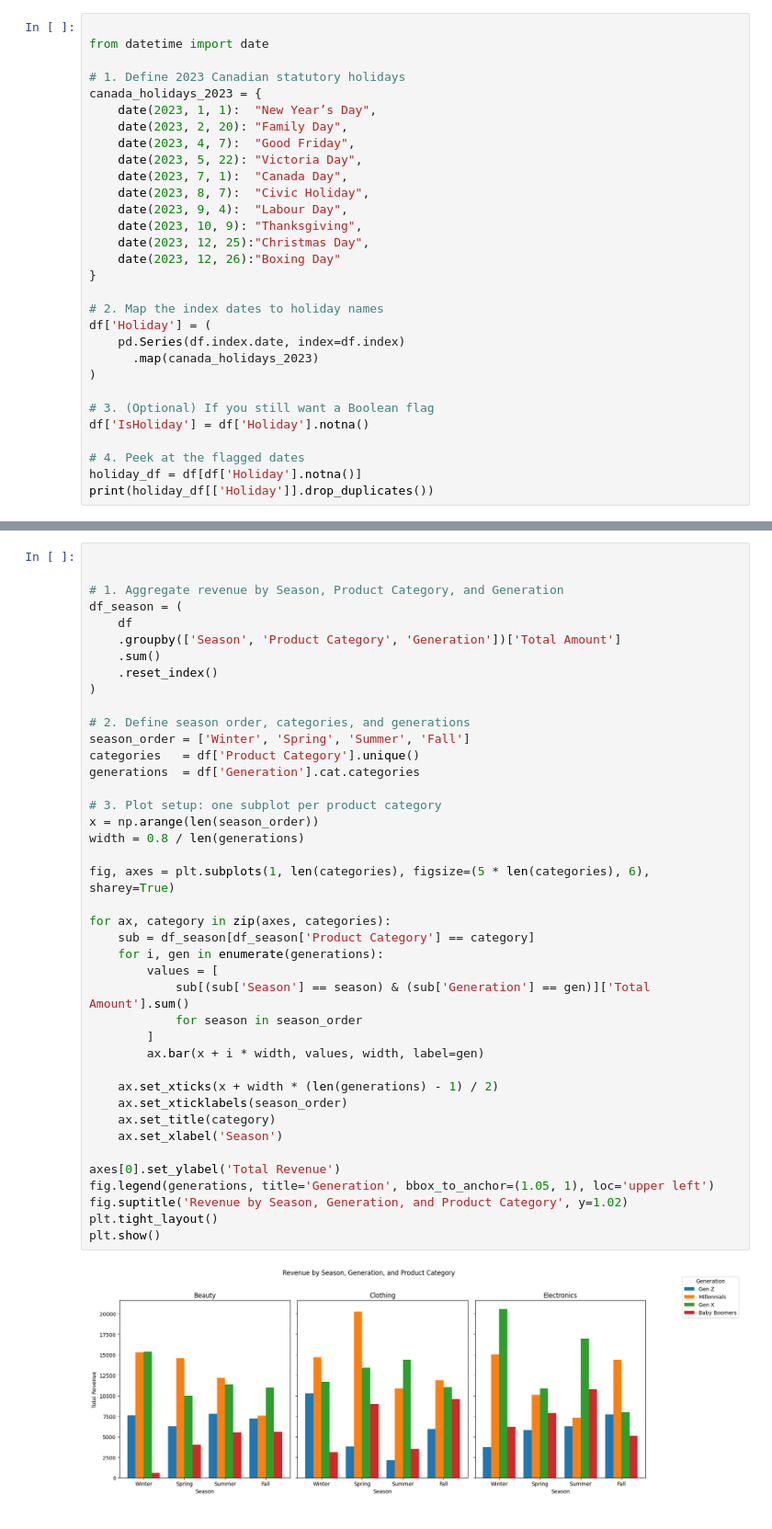
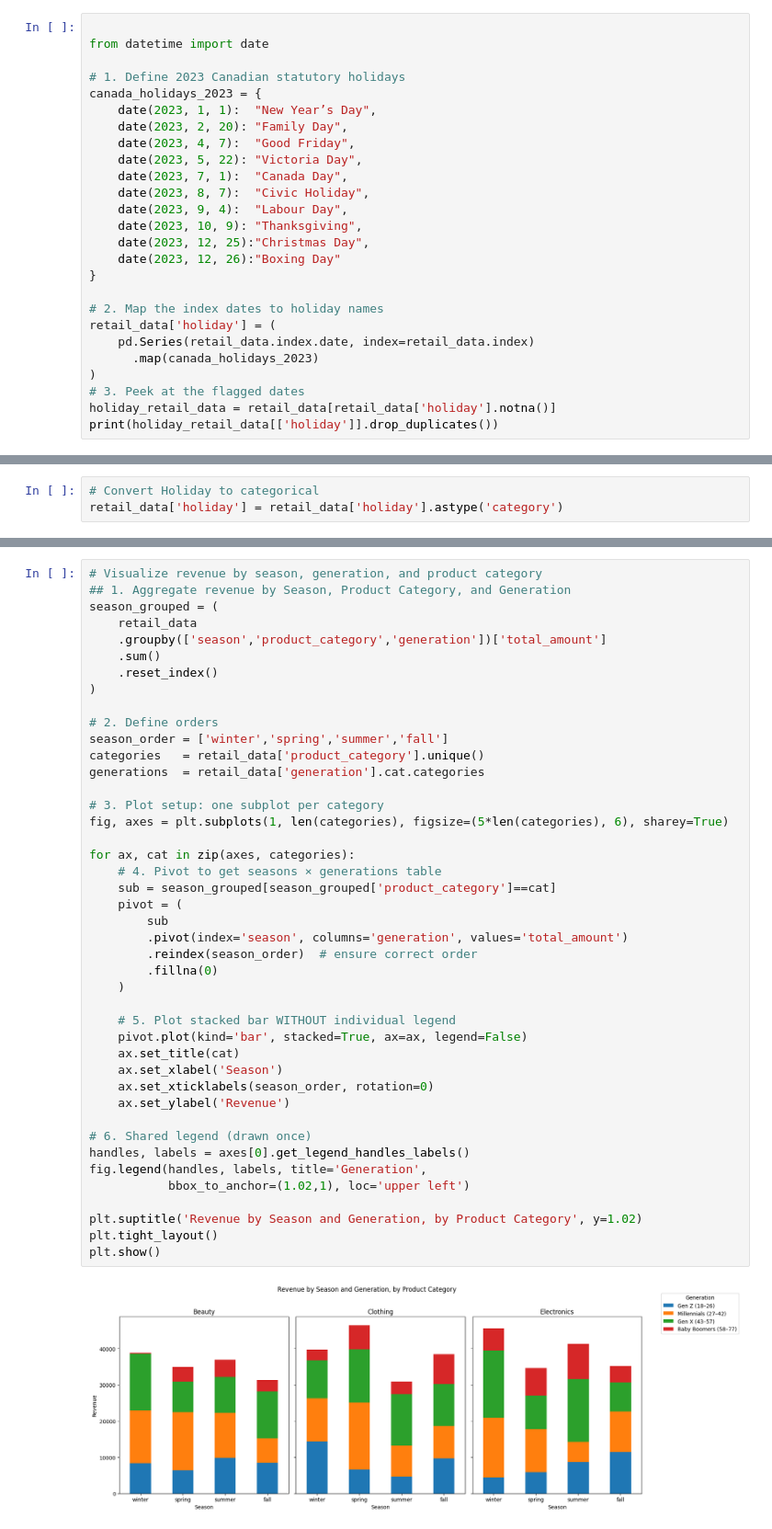
Before and after one commit to msselizabeth/smart-ml-retail-model, a Jupyter notebook: Smart_retail_dataset.ipynb, the cells around one changed output, grey strips where cells are left out. Shown: that part at 92% size. Drawn from its saved outputs; the diff is of its cells as text.

```diff
--- a/Smart_retail_dataset.ipynb
+++ b/Smart_retail_dataset.ipynb
@@ -579,15 +731,11 @@ canada_holidays_2023 = {
 }
 
 # 2. Map the index dates to holiday names
-df['Holiday'] = (
-    pd.Series(df.index.date, index=df.index)
+retail_data['holiday'] = (
+    pd.Series(retail_data.index.date, index=retail_data.index)
       .map(canada_holidays_2023)
 )
-
-# 3. (Optional) If you still want a Boolean flag
-df['IsHoliday'] = df['Holiday'].notna()
-
-# 4. Peek at the flagged dates
-holiday_df = df[df['Holiday'].notna()]
-print(holiday_df[['Holiday']].drop_duplicates())
+# 3. Peek at the flagged dates
+holiday_retail_data = retail_data[retail_data['holiday'].notna()]
+print(holiday_retail_data[['holiday']].drop_duplicates())
 # %% [output]
@@ -602,6 +750,9 @@ Date
 2023-05-22    Victoria Day
 2023-08-07   Civic Holiday
 2023-12-25   Christmas Day
+# %%
+# Convert Holiday to categorical
+retail_data['holiday'] = retail_data['holiday'].astype('category')
 # %%
 
 # Filter to holiday transactions
@@ -684,43 +845,45 @@ plt.show()
 # %%
-
-
-# 1. Aggregate revenue by Season, Product Category, and Generation
-df_season = (
-    df
-    .groupby(['Season', 'Product Category', 'Generation'])['Total Amount']
+# Visualize revenue by season, generation, and product category
+## 1. Aggregate revenue by Season, Product Category, and Generation
+season_grouped = (
+    retail_data
+    .groupby(['season','product_category','generation'])['total_amount']
     .sum()
     .reset_index()
 )
 
-# 2. Define season order, categories, and generations
-season_order = ['Winter', 'Spring', 'Summer', 'Fall']
-categories   = df['Product Category'].unique()
-generations  = df['Generation'].cat.categories
+# 2. Define orders
+season_order = ['winter','spring','summer','fall']
+categories   = retail_data['product_category'].unique()
+generations  = retail_data['generation'].cat.categories
 
-# 3. Plot setup: one subplot per product category
-x = np.arange(len(season_order))
-width = 0.8 / len(generations)
+# 3. Plot setup: one subplot per category
+fig, axes = plt.subplots(1, len(categories), figsize=(5*len(categories), 6), sharey=True)
 
-fig, axes = plt.subplots(1, len(categories), figsize=(5 * len(categories), 6), sharey=True)
+for ax, cat in zip(axes, categories):
+    # 4. Pivot to get seasons × generations table
+    sub = season_grouped[season_grouped['product_category']==cat]
+    pivot = (
+        sub
+        .pivot(index='season', columns='generation', values='total_amount')
+        .reindex(season_order)  # ensure correct order
+        .fillna(0)
+    )
 
-for ax, category in zip(axes, categories):
-    sub = df_season[df_season['Product Category'] == category]
-    for i, gen in enumerate(generations):
-        values = [
-            sub[(sub['Season'] == season) & (sub['Generation'] == gen)]['Total Amount'].sum()
-            for season in season_order
-        ]
-        ax.bar(x + i * width, values, width, label=gen)
+    # 5. Plot stacked bar WITHOUT individual legend
+    pivot.plot(kind='bar', stacked=True, ax=ax, legend=False)
+    ax.set_title(cat)
+    ax.set_xlabel('Season')
+    ax.set_xticklabels(season_order, rotation=0)
+    ax.set_ylabel('Revenue')
 
-    ax.set_xticks(x + width * (len(generations) - 1) / 2)
-    ax.set_xticklabels(season_order)
-    ax.set_title(category)
-    ax.set_xlabel('Season')
+# 6. Shared legend (drawn once)
+handles, labels = axes[0].get_legend_handles_labels()
+fig.legend(handles, labels, title='Generation',
+           bbox_to_anchor=(1.02,1), loc='upper left')
 
-axes[0].set_ylabel('Total Revenue')
-fig.legend(generations, title='Generation', bbox_to_anchor=(1.05, 1), loc='upper left')
-fig.suptitle('Revenue by Season, Generation, and Product Category', y=1.02)
+plt.suptitle('Revenue by Season and Generation, by Product Category', y=1.02)
 plt.tight_layout()
 plt.show()
 # %% [output]
-[figure, old version]
+[figure, new version]
```
Also changed, not shown: parts of 70 cells of this notebook.
